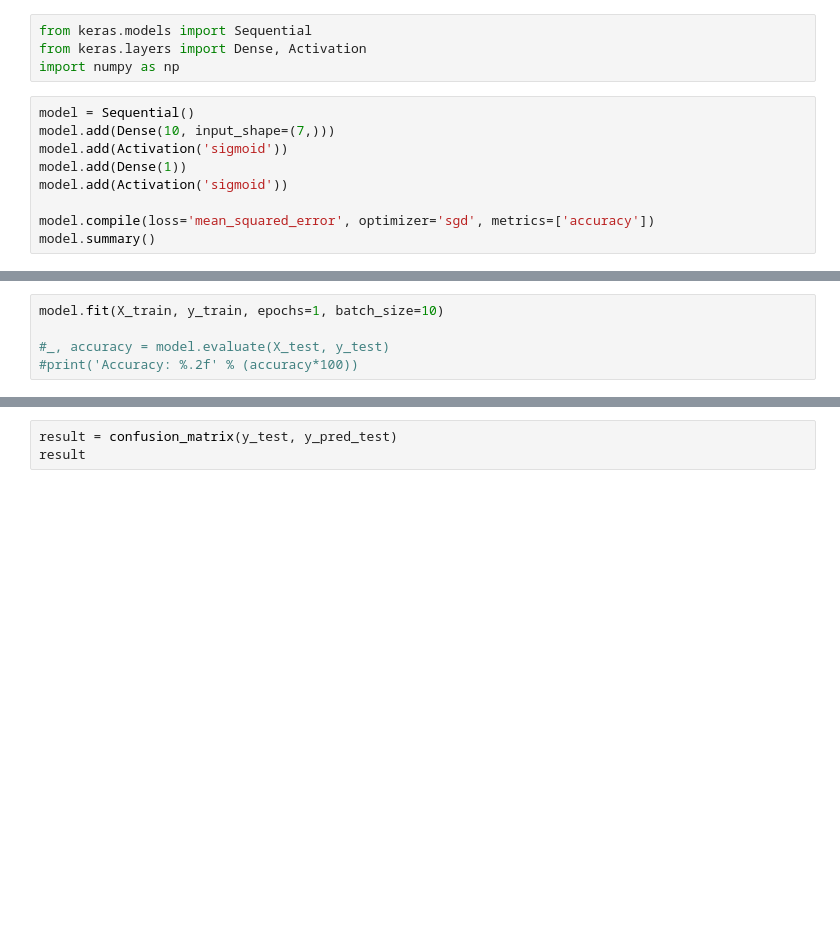
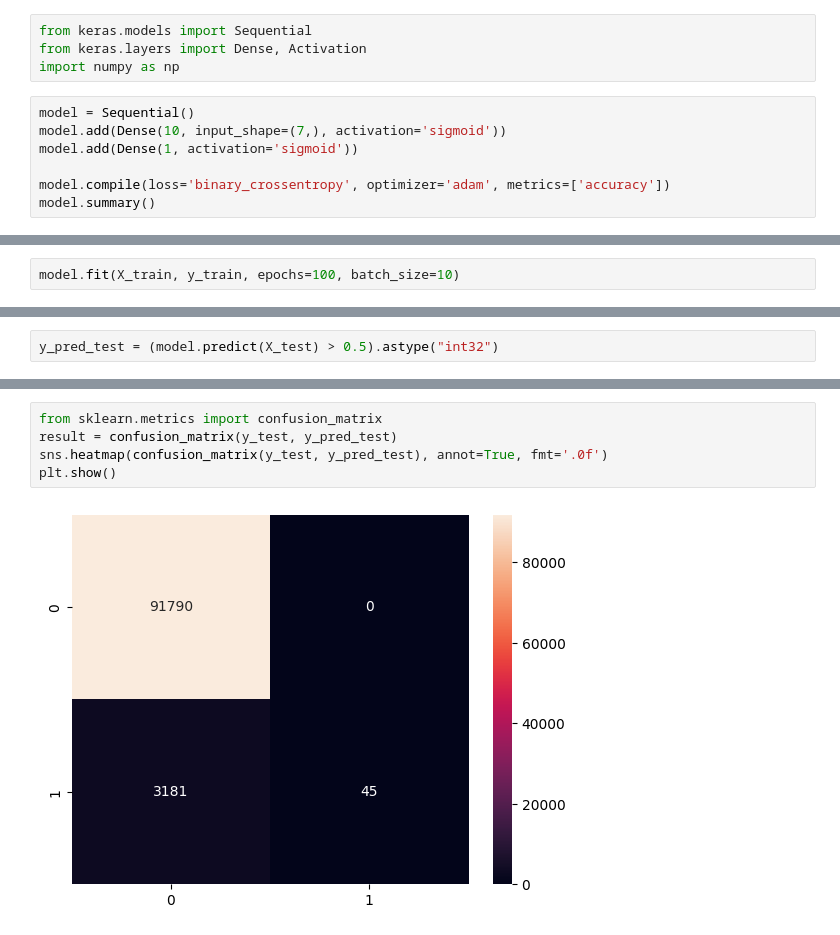
Before and after one commit to katevi/Hard-drive-failure-prediction, a Jupyter notebook: sas_disks_knn_rf.ipynb, the cells around one changed output, grey strips where cells are left out. Drawn from its saved outputs; the diff is of its cells as text; blank space fills up the shorter version.

Commit message:
Fix bug in bpnn; increase 100 epochs for learning

```diff
--- a/sas_disks_knn_rf.ipynb
+++ b/sas_disks_knn_rf.ipynb
@@ -285,11 +285,9 @@ from keras.layers import Dense, Activation
 import numpy as np
 # %%
 model = Sequential()
-model.add(Dense(10, input_shape=(7,)))
-model.add(Activation('sigmoid'))
-model.add(Dense(1))
-model.add(Activation('sigmoid'))
+model.add(Dense(10, input_shape=(7,), activation='sigmoid'))
+model.add(Dense(1, activation='sigmoid'))
 
-model.compile(loss='mean_squared_error', optimizer='sgd', metrics=['accuracy'])
+model.compile(loss='binary_crossentropy', optimizer='adam', metrics=['accuracy'])
 model.summary()
 # %% [output]
@@ -311,8 +305,5 @@ Trainable params: 91
 Non-trainable params: 0
 _________________________________________________________________
 # %%
-model.fit(X_train, y_train, epochs=1, batch_size=10)
-
-#_, accuracy = model.evaluate(X_test, y_test)
-#print('Accuracy: %.2f' % (accuracy*100))
+model.fit(X_train, y_train, epochs=100, batch_size=10)
 # %% [output]
@@ -329,0 +332,2 @@ ValueError: Classification metrics can't handle a mix of binary and continuous t
+# %%
+y_pred_test = (model.predict(X_test) > 0.5).astype("int32")
@@ -330,3 +336,7 @@ ValueError: Classification metrics can't handle a mix of binary and continuous t
 # %%
+from sklearn.metrics import confusion_matrix
 result = confusion_matrix(y_test, y_pred_test)
-result
+sns.heatmap(confusion_matrix(y_test, y_pred_test), annot=True, fmt='.0f')
+plt.show()
+# %% [output]
+[figure, added]
```
Also changed, not shown: parts of 4 cells of this notebook.
